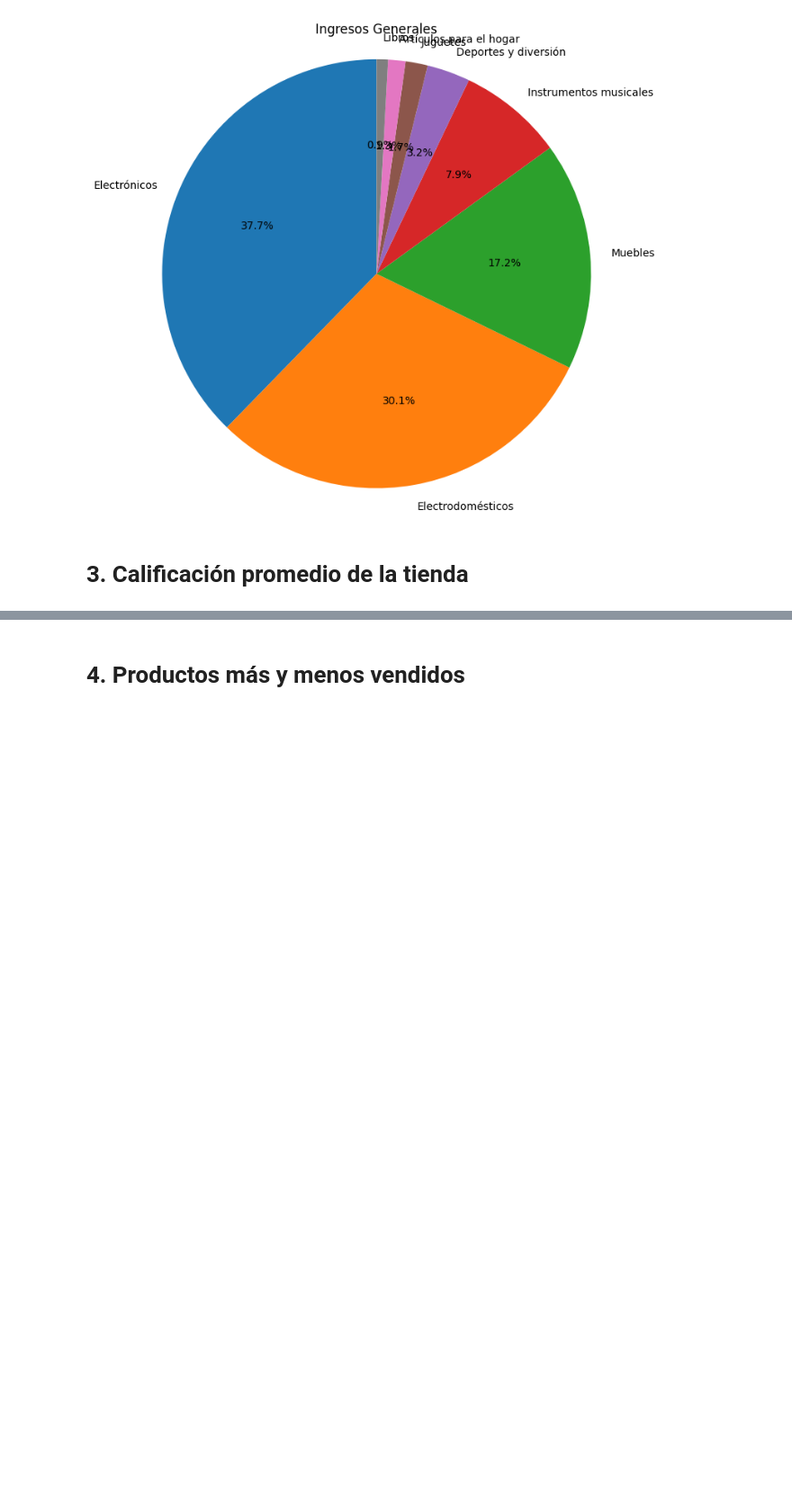
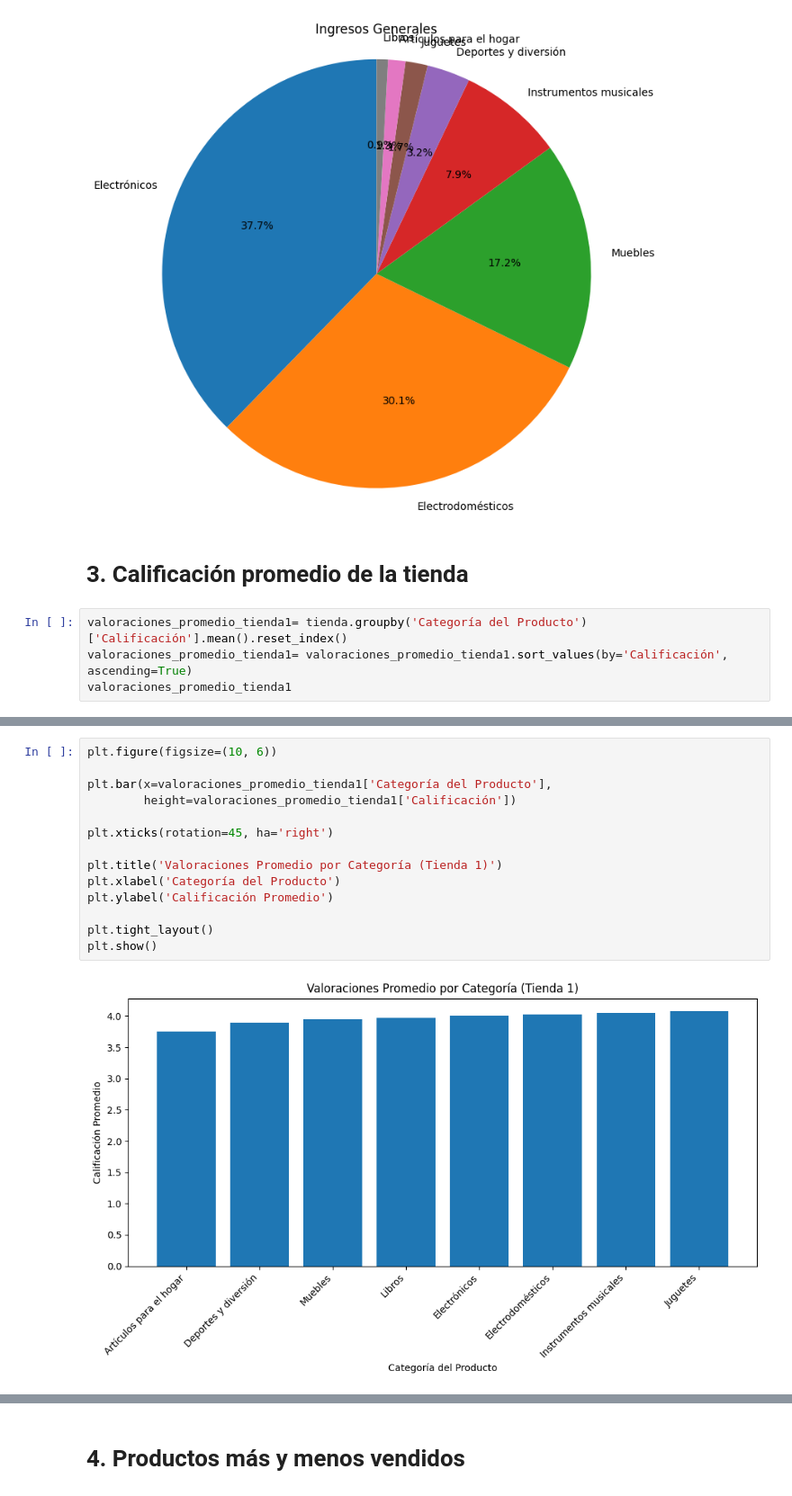
Before and after one commit to Yovan05/alura-store-latam, a Jupyter notebook: AluraStoreLatam.ipynb, the cells around one changed output, grey strips where cells are left out. Shown at 90% size. Saved outputs shown, nothing was run; the diff lists cells and outputs as text; blank space fills up the shorter version.

```diff
--- a/AluraStoreLatam.ipynb
+++ b/AluraStoreLatam.ipynb
@@ -351,3 +350,7 @@ plt.show()
 [figure]
 # %% [markdown]
 # 3. Calificación promedio de la tienda
+# %%
+valoraciones_promedio_tienda1= tienda.groupby('Categoría del Producto')['Calificación'].mean().reset_index()
+valoraciones_promedio_tienda1= valoraciones_promedio_tienda1.sort_values(by='Calificación', ascending=True)
+valoraciones_promedio_tienda1
@@ -353,0 +367,16 @@ plt.show()
+# %%
+plt.figure(figsize=(10, 6))
+
+plt.bar(x=valoraciones_promedio_tienda1['Categoría del Producto'],
+        height=valoraciones_promedio_tienda1['Calificación'])
+
+plt.xticks(rotation=45, ha='right')
+
+plt.title('Valoraciones Promedio por Categoría (Tienda 1)')
+plt.xlabel('Categoría del Producto')
+plt.ylabel('Calificación Promedio')
+
+plt.tight_layout()
+plt.show()
+# %% [output]
+[figure, added]
```
Also changed, not shown: parts of 12 cells of this notebook.
